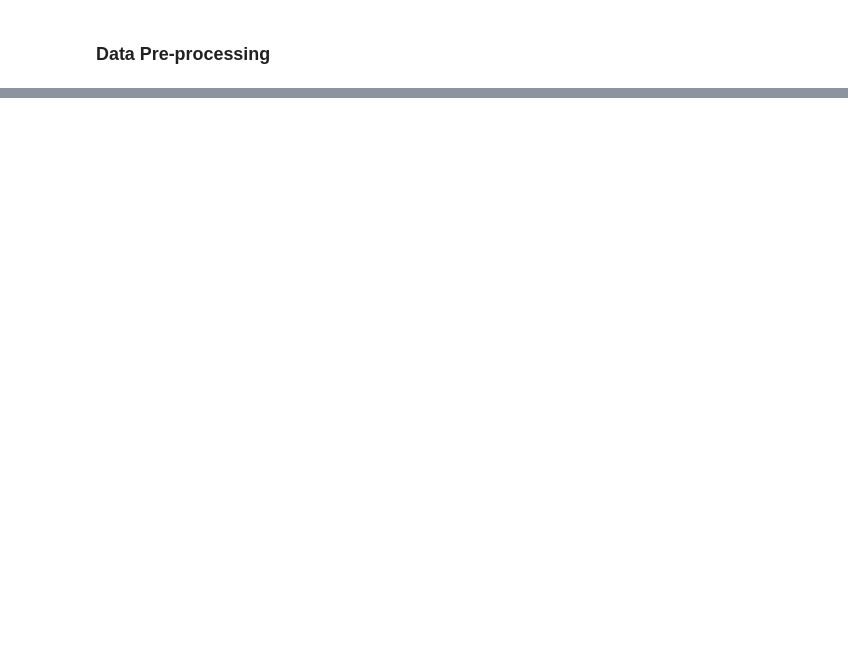
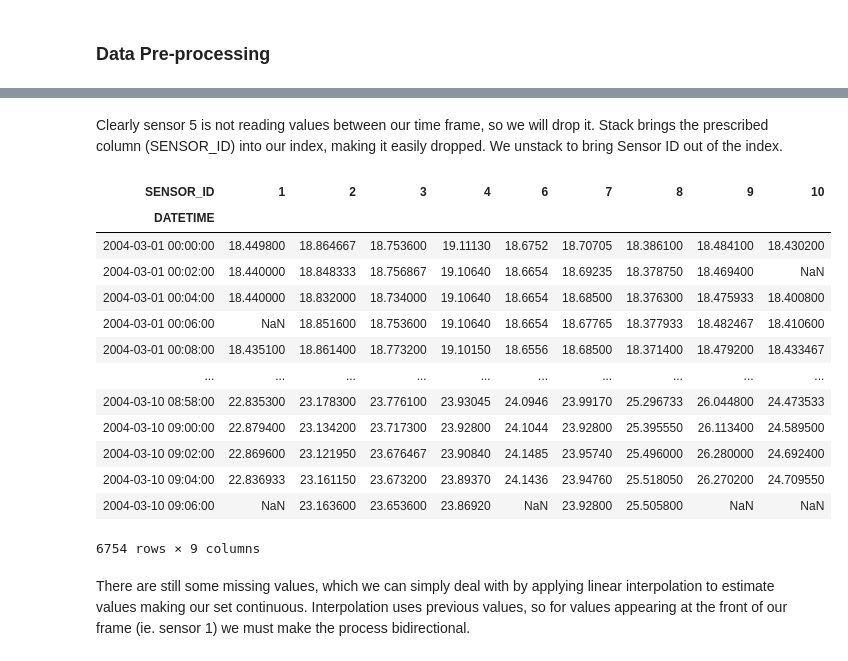
Before and after one commit to nwhitehead1/SensorAnomalyDetection, a Jupyter notebook: final_project.ipynb, the cells around one changed output, grey strips where cells are left out. Cells and saved outputs as stored; diff of their text form; code cells hidden in the pictures; blank space fills up the shorter version.

```diff
--- a/final_project.ipynb
+++ b/final_project.ipynb
@@ -149,0 +54,3 @@ As a sample, let us show timeseries plots for Temperature over our time window:
+# %%
+data_samp.SENSOR_ID = data_samp.SENSOR_ID.astype(int)
+data_samp.dtypes
@@ -149,0 +106,2 @@ As a sample, let us show timeseries plots for Temperature over our time window:
+# %% [markdown]
+Clearly sensor 5 is not reading values between our time frame, so we will drop it. Stack brings the prescribed column (SENSOR_ID) into our index, making it easily dropped. We unstack to bring Sensor ID out of the index.
@@ -149,0 +111,19 @@ As a sample, let us show timeseries plots for Temperature over our time window:
+# %%
+data_samp
+# %% [output]
+| SENSOR_ID | 1 | 2 | 3 | 4 | 6 | 7 | 8 | 9 | 10 |
+| DATETIME |  |  |  |  |  |  |  |  |  |
+| 2004-03-01 00:00:00 | 18.449800 | 18.864667 | 18.753600 | 19.11130 | 18.6752 | 18.70705 | 18.386100 | 18.484100 | 18.430200 |
+| 2004-03-01 00:02:00 | 18.440000 | 18.848333 | 18.756867 | 19.10640 | 18.6654 | 18.69235 | 18.378750 | 18.469400 | NaN |
+| 2004-03-01 00:04:00 | 18.440000 | 18.832000 | 18.734000 | 19.10640 | 18.6654 | 18.68500 | 18.376300 | 18.475933 | 18.400800 |
+| 2004-03-01 00:06:00 | NaN | 18.851600 | 18.753600 | 19.10640 | 18.6654 | 18.67765 | 18.377933 | 18.482467 | 18.410600 |
+| 2004-03-01 00:08:00 | 18.435100 | 18.861400 | 18.773200 | 19.10150 | 18.6556 | 18.68500 | 18.371400 | 18.479200 | 18.433467 |
+| ... | ... | ... | ... | ... | ... | ... | ... | ... | ... |
+| 2004-03-10 08:58:00 | 22.835300 | 23.178300 | 23.776100 | 23.93045 | 24.0946 | 23.99170 | 25.296733 | 26.044800 | 24.473533 |
+| 2004-03-10 09:00:00 | 22.879400 | 23.134200 | 23.717300 | 23.92800 | 24.1044 | 23.92800 | 25.395550 | 26.113400 | 24.589500 |
+| 2004-03-10 09:02:00 | 22.869600 | 23.121950 | 23.676467 | 23.90840 | 24.1485 | 23.95740 | 25.496000 | 26.280000 | 24.692400 |
+| 2004-03-10 09:04:00 | 22.836933 | 23.161150 | 23.673200 | 23.89370 | 24.1436 | 23.94760 | 25.518050 | 26.270200 | 24.709550 |
+| 2004-03-10 09:06:00 | NaN | 23.163600 | 23.653600 | 23.86920 | NaN | 23.92800 | 25.505800 | NaN | NaN |
+6754 rows × 9 columns
+# %% [markdown]
+There are still some missing values, which we can simply deal with by applying linear interpolation to estimate values making our set continuous. Interpolation uses previous values, so for values appearing at the front of our frame (ie. sensor 1) we must make the process bidirectional.
```
Also changed, not shown: parts of 55 cells of this notebook.
